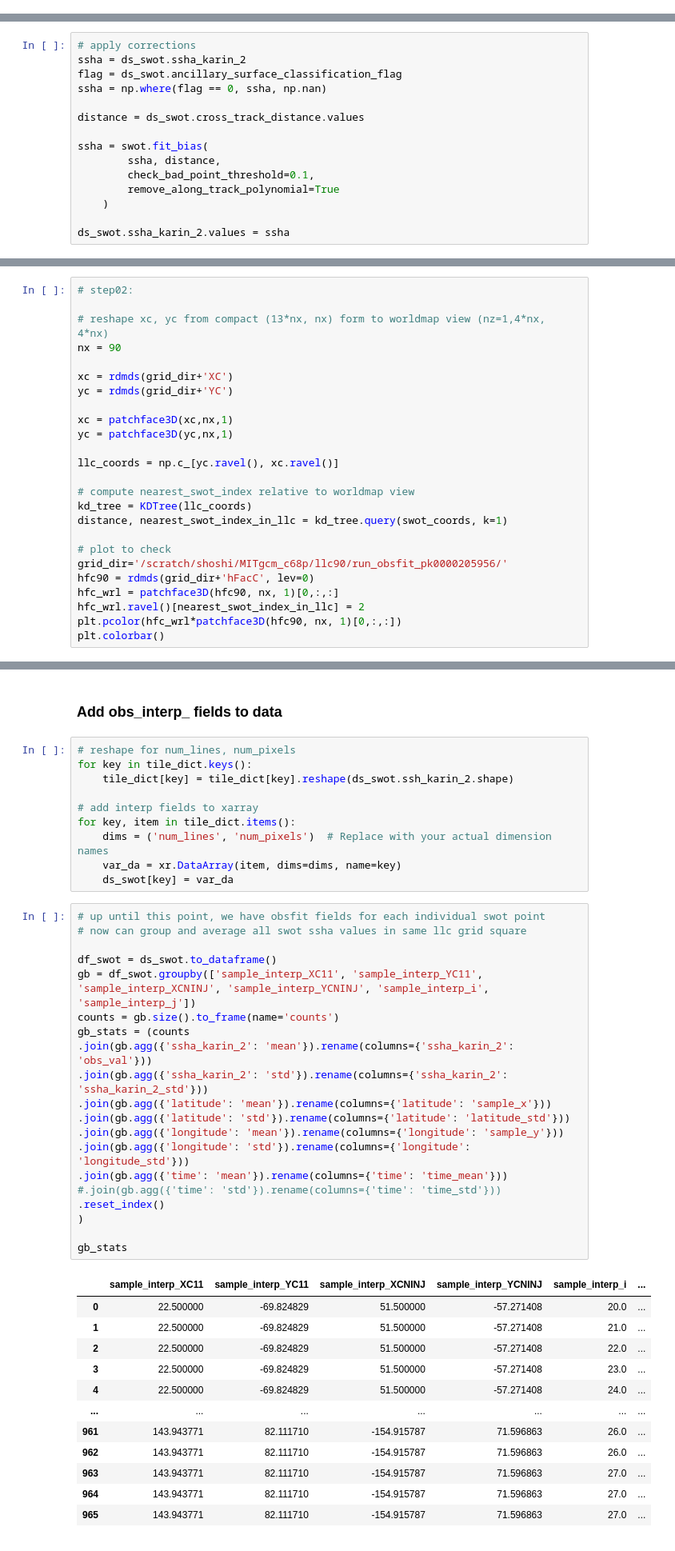
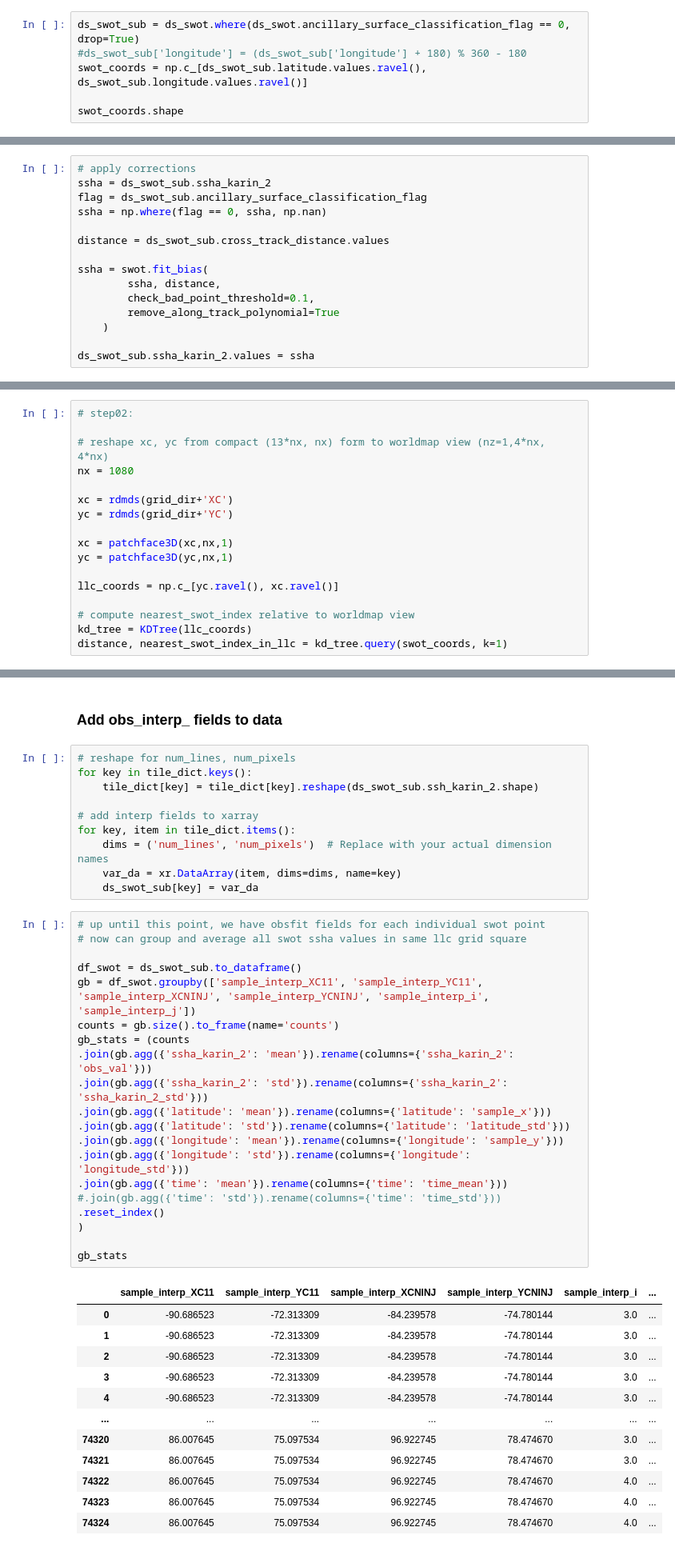
Before and after one commit to shoshanareich/jupyter_notebooks, a Jupyter notebook: swot/swot_to_obsfit.ipynb, the cells around one changed output, grey strips where cells are left out. Shown at 80% size. Drawn from its saved outputs; the diff is of its cells as text.

Commit message:
subset swot_to_obsfit to improve efficiency

```diff
--- a/swot/swot_to_obsfit.ipynb
+++ b/swot/swot_to_obsfit.ipynb
@@ -50,0 +44,6 @@ array([[ -77.053978,   41.597367],
+# %%
+ds_swot_sub = ds_swot.where(ds_swot.ancillary_surface_classification_flag == 0, drop=True)
+#ds_swot_sub['longitude'] = (ds_swot_sub['longitude'] + 180) % 360 - 180
+swot_coords = np.c_[ds_swot_sub.latitude.values.ravel(), ds_swot_sub.longitude.values.ravel()]
+
+swot_coords.shape
@@ -51,10 +52,10 @@ array([[ -77.053978,   41.597367],
 # %%
 # apply corrections
-ssha = ds_swot.ssha_karin_2
-flag = ds_swot.ancillary_surface_classification_flag
+ssha = ds_swot_sub.ssha_karin_2
+flag = ds_swot_sub.ancillary_surface_classification_flag
 ssha = np.where(flag == 0, ssha, np.nan)
 
-distance = ds_swot.cross_track_distance.values
+distance = ds_swot_sub.cross_track_distance.values
 
 ssha = swot.fit_bias(
         ssha, distance,
@@ -62,4 +63,4 @@ ssha = swot.fit_bias(
         remove_along_track_polynomial=True
     )
 
-ds_swot.ssha_karin_2.values = ssha
+ds_swot_sub.ssha_karin_2.values = ssha
@@ -82,7 +122,7 @@ step04
 # step02:
 
 # reshape xc, yc from compact (13*nx, nx) form to worldmap view (nz=1,4*nx, 4*nx)
-nx = 90
+nx = 1080
 
 xc = rdmds(grid_dir+'XC')
 yc = rdmds(grid_dir+'YC')
@@ -95,13 +135,5 @@ llc_coords = np.c_[yc.ravel(), xc.ravel()]
 # compute nearest_swot_index relative to worldmap view
 kd_tree = KDTree(llc_coords)
 distance, nearest_swot_index_in_llc = kd_tree.query(swot_coords, k=1)
-
-# plot to check
-grid_dir='/scratch/shoshi/MITgcm_c68p/llc90/run_obsfit_pk0000205956/'
-hfc90 = rdmds(grid_dir+'hFacC', lev=0)
-hfc_wrl = patchface3D(hfc90, nx, 1)[0,:,:]
-hfc_wrl.ravel()[nearest_swot_index_in_llc] = 2
-plt.pcolor(hfc_wrl*patchface3D(hfc90, nx, 1)[0,:,:])
-plt.colorbar()
 # %% [output]
 1
@@ -202,43 +295,43 @@ tile_dict['sample_interp_XC11'].shape, tile_dict
 # %%
 # reshape for num_lines, num_pixels
 for key in tile_dict.keys():
-    tile_dict[key] = tile_dict[key].reshape(ds_swot.ssh_karin_2.shape)
+    tile_dict[key] = tile_dict[key].reshape(ds_swot_sub.ssh_karin_2.shape)
 
 # add interp fields to xarray
 for key, item in tile_dict.items():
     dims = ('num_lines', 'num_pixels')  # Replace with your actual dimension names
     var_da = xr.DataArray(item, dims=dims, name=key)
-    ds_swot[key] = var_da
+    ds_swot_sub[key] = var_da
 # %%
 # up until this point, we have obsfit fields for each individual swot point
 # now can group and average all swot ssha values in same llc grid square
 
-df_swot = ds_swot.to_dataframe()
+df_swot = ds_swot_sub.to_dataframe()
 gb = df_swot.groupby(['sample_interp_XC11', 'sample_interp_YC11', 'sample_interp_XCNINJ', 'sample_interp_YCNINJ', 'sample_interp_i', 'sample_interp_j'])
 counts = gb.size().to_frame(name='counts')
 gb_stats = (counts
 .join(gb.agg({'ssha_karin_2': 'mean'}).rename(columns={'ssha_karin_2': 'obs_val'}))
 .join(gb.agg({'ssha_karin_2': 'std'}).rename(columns={'ssha_karin_2': 'ssha_karin_2_std'}))
 .join(gb.agg({'latitude': 'mean'}).rename(columns={'latitude': 'sample_x'}))
 .join(gb.agg({'latitude': 'std'}).rename(columns={'latitude': 'latitude_std'}))
 .join(gb.agg({'longitude': 'mean'}).rename(columns={'longitude': 'sample_y'}))
 .join(gb.agg({'longitude': 'std'}).rename(columns={'longitude': 'longitude_std'}))
 .join(gb.agg({'time': 'mean'}).rename(columns={'time': 'time_mean'}))
 #.join(gb.agg({'time': 'std'}).rename(columns={'time': 'time_std'}))
 .reset_index()
 )
 
 gb_stats
 # %% [output]
 |  | sample_interp_XC11 | sample_interp_YC11 | sample_interp_XCNINJ | sample_interp_YCNINJ | sample_interp_i | ... |
-| 0 | 22.500000 | -69.824829 | 51.500000 | -57.271408 | 20.0 | ... |
-| 1 | 22.500000 | -69.824829 | 51.500000 | -57.271408 | 21.0 | ... |
-| 2 | 22.500000 | -69.824829 | 51.500000 | -57.271408 | 22.0 | ... |
-| 3 | 22.500000 | -69.824829 | 51.500000 | -57.271408 | 23.0 | ... |
-| 4 | 22.500000 | -69.824829 | 51.500000 | -57.271408 | 24.0 | ... |
+| 0 | -90.686523 | -72.313309 | -84.239578 | -74.780144 | 3.0 | ... |
+| 1 | -90.686523 | -72.313309 | -84.239578 | -74.780144 | 3.0 | ... |
+| 2 | -90.686523 | -72.313309 | -84.239578 | -74.780144 | 3.0 | ... |
+| 3 | -90.686523 | -72.313309 | -84.239578 | -74.780144 | 3.0 | ... |
+| 4 | -90.686523 | -72.313309 | -84.239578 | -74.780144 | 3.0 | ... |
 | ... | ... | ... | ... | ... | ... | ... |
-| 961 | 143.943771 | 82.111710 | -154.915787 | 71.596863 | 26.0 | ... |
-| 962 | 143.943771 | 82.111710 | -154.915787 | 71.596863 | 26.0 | ... |
-| 963 | 143.943771 | 82.111710 | -154.915787 | 71.596863 | 27.0 | ... |
-| 964 | 143.943771 | 82.111710 | -154.915787 | 71.596863 | 27.0 | ... |
-| 965 | 143.943771 | 82.111710 | -154.915787 | 71.596863 | 27.0 | ... |
+| 74320 | 86.007645 | 75.097534 | 96.922745 | 78.474670 | 3.0 | ... |
+| 74321 | 86.007645 | 75.097534 | 96.922745 | 78.474670 | 3.0 | ... |
+| 74322 | 86.007645 | 75.097534 | 96.922745 | 78.474670 | 4.0 | ... |
+| 74323 | 86.007645 | 75.097534 | 96.922745 | 78.474670 | 4.0 | ... |
+| 74324 | 86.007645 | 75.097534 | 96.922745 | 78.474670 | 4.0 | ... |
```
Also changed, not shown: parts of 19 cells of this notebook, 2 other files.
